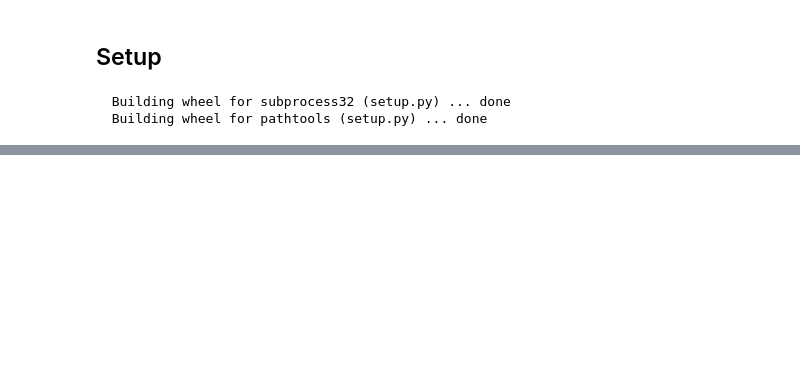
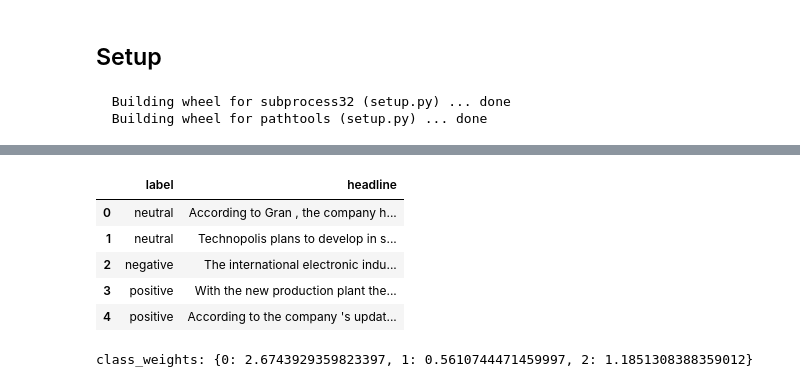
Before and after one commit to fogx/news_sentiment, a Jupyter notebook: code/notebooks/sentiment_analysis_BERT_newspaper.ipynb, the cells around one changed output, grey strips where cells are left out. Saved outputs shown, nothing was run; the diff lists cells and outputs as text; code cells hidden in the pictures; blank space fills up the shorter version.

```diff
--- a/code/notebooks/sentiment_analysis_BERT_newspaper.ipynb
+++ b/code/notebooks/sentiment_analysis_BERT_newspaper.ipynb
@@ -213,7 +217,14 @@ df["distilbert_untrained_body"]  =[item for sublist in split_bodies for item in
 # %%
 # To use the data I import it as a pandas data frame
-df_train = pd.read_csv('all-data.csv', encoding="ISO-8859-1")
+df_train = pd.read_csv(get_project_root() / "data/raw" /'all-data.csv', encoding="ISO-8859-1")
 df_train.head(5)
+# %% [output]
+|  | label | headline |
+| 0 | neutral | According to Gran , the company h... |
+| 1 | neutral | Technopolis plans to develop in s... |
+| 2 | negative | The international electronic indu... |
+| 3 | positive | With the new production plant the... |
+| 4 | positive | According to the company 's updat... |
 # %%
 # turn labels into
 df_train["label"] = df_train["label"].str.replace("negative", "0").str.replace("neutral", "1").str.replace("positive","2").astype(int)
@@ -233,6 +244,8 @@ dataset = DatasetDict({
 class_weights = sklearn.utils.class_weight.compute_class_weight('balanced', classes=np.unique(df_train['label']),y=df_train['label'])
 class_weights = dict(enumerate(class_weights))
 print("class_weights:", class_weights)
+# %% [output]
+class_weights: {0: 2.6743929359823397, 1: 0.5610744471459997, 2: 1.1851308388359012}
 # %%
 tokenizer = AutoTokenizer.from_pretrained("distilbert-base-uncased")
 
```
Also changed, not shown: parts of 7 cells of this notebook, 4 other files.
